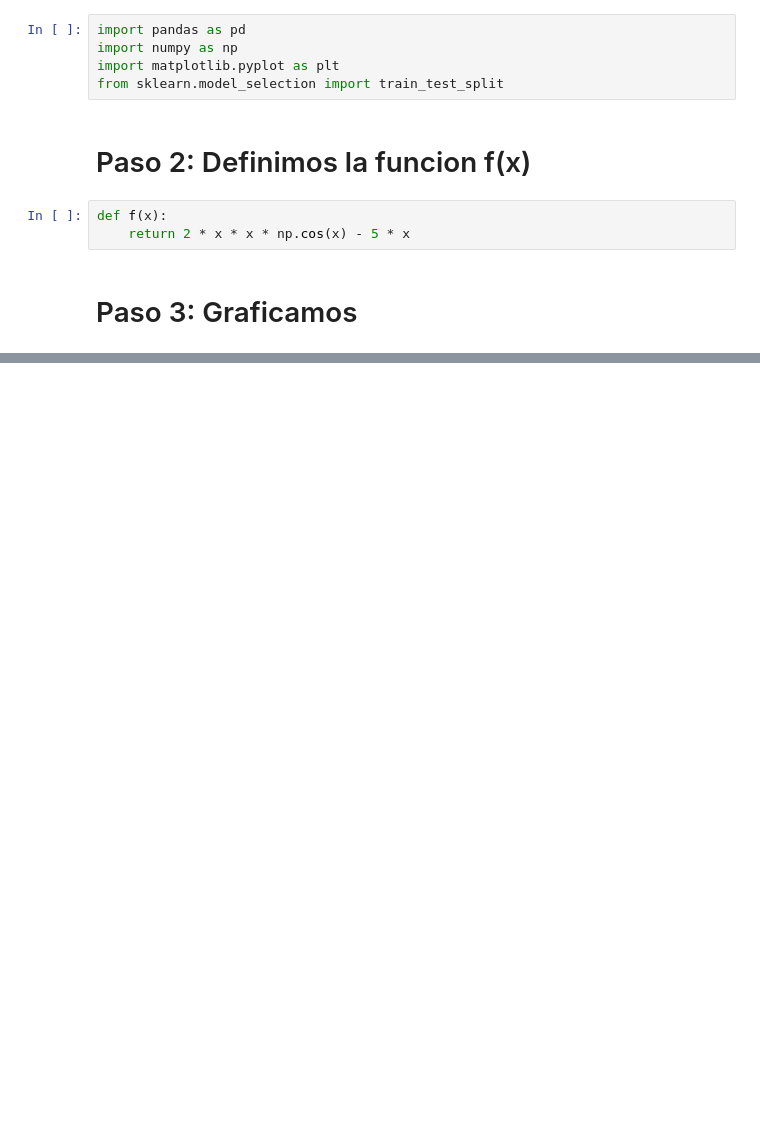
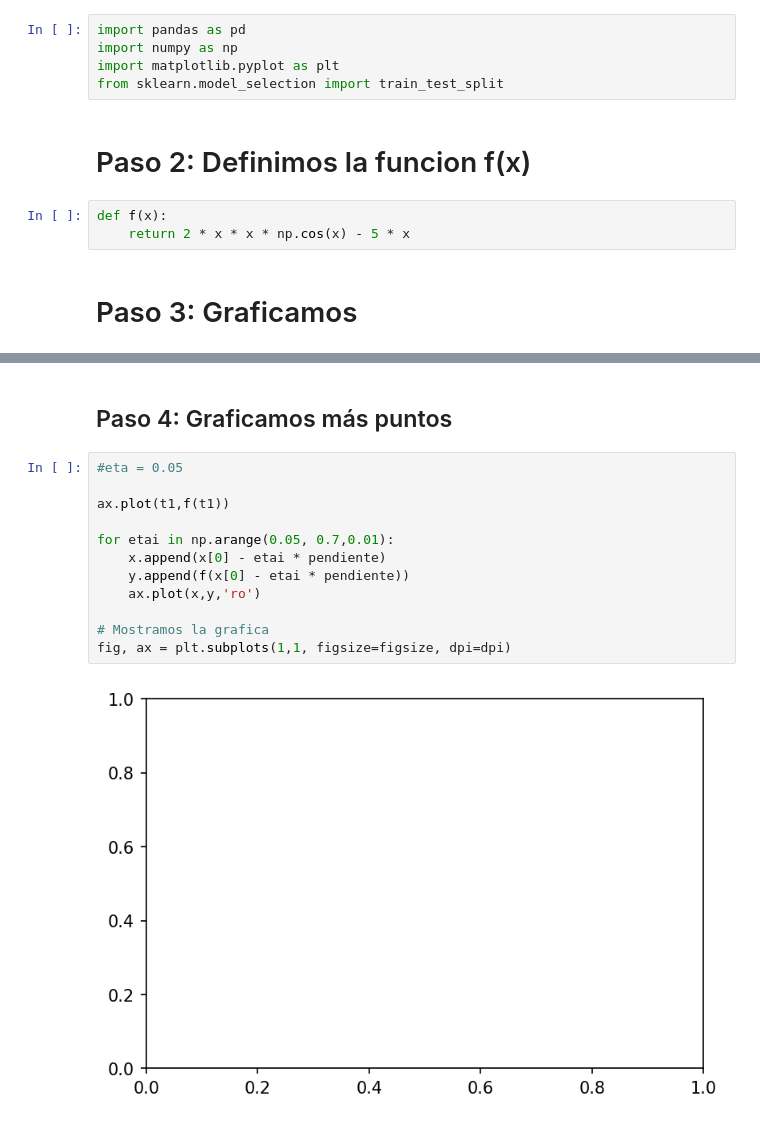
Before and after one commit to Paola110/UAA, a Jupyter notebook: Inteligencia Artificial/P8_Algoritmo del Descenso del Gradiente.ipynb, the cells around one changed output, grey strips where cells are left out. Cells and saved outputs as stored; diff of their text form; blank space fills up the shorter version.

```diff
--- a/Inteligencia Artificial/P8_Algoritmo del Descenso del Gradiente.ipynb
+++ b/Inteligencia Artificial/P8_Algoritmo del Descenso del Gradiente.ipynb
@@ -60,0 +122,16 @@ Pendiente:  [-5.478267253856766]
+# %% [markdown]
+## Paso 4: Graficamos más puntos
+# %%
+#eta = 0.05
+
+ax.plot(t1,f(t1))
+
+for etai in np.arange(0.05, 0.7,0.01):
+    x.append(x[0] - etai * pendiente)
+    y.append(f(x[0] - etai * pendiente))
+    ax.plot(x,y,'ro')
+
+# Mostramos la grafica
+fig, ax = plt.subplots(1,1, figsize=figsize, dpi=dpi)
+# %% [output]
+[figure, added]
```
Also changed, not shown: parts of 10 cells of this notebook, 1 other file.
